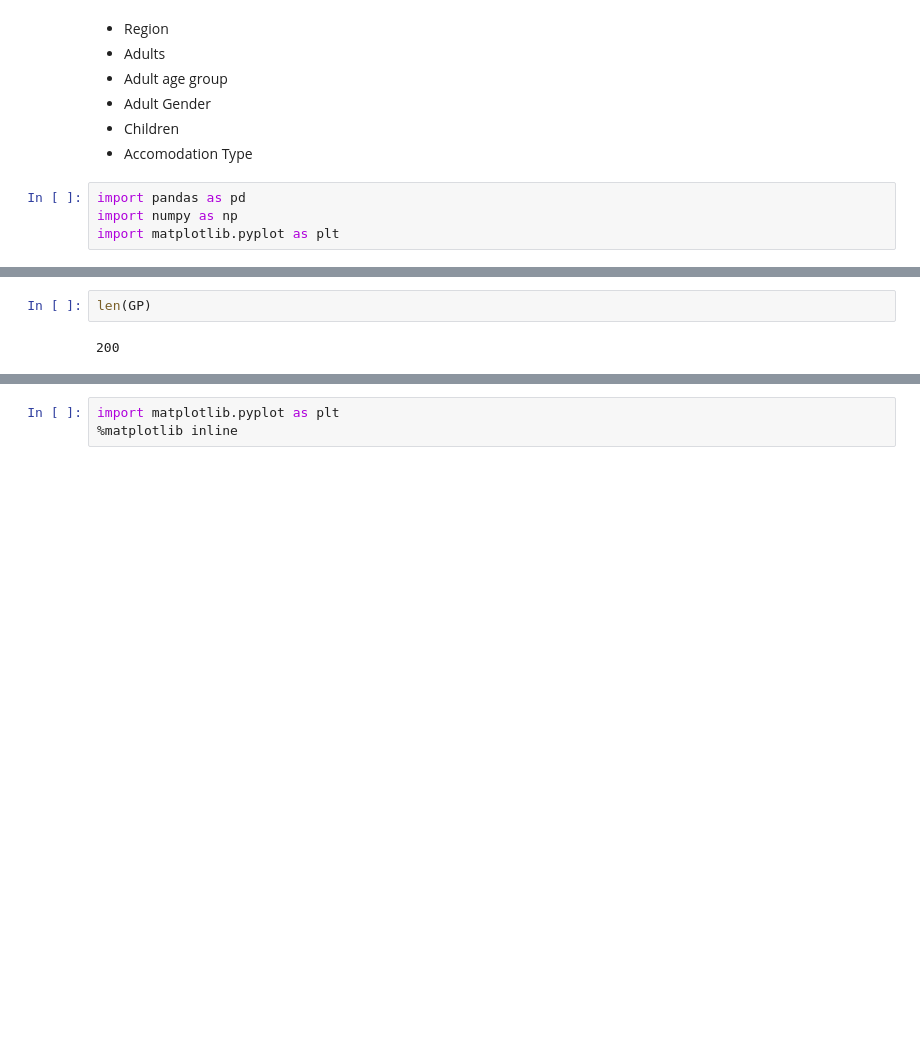
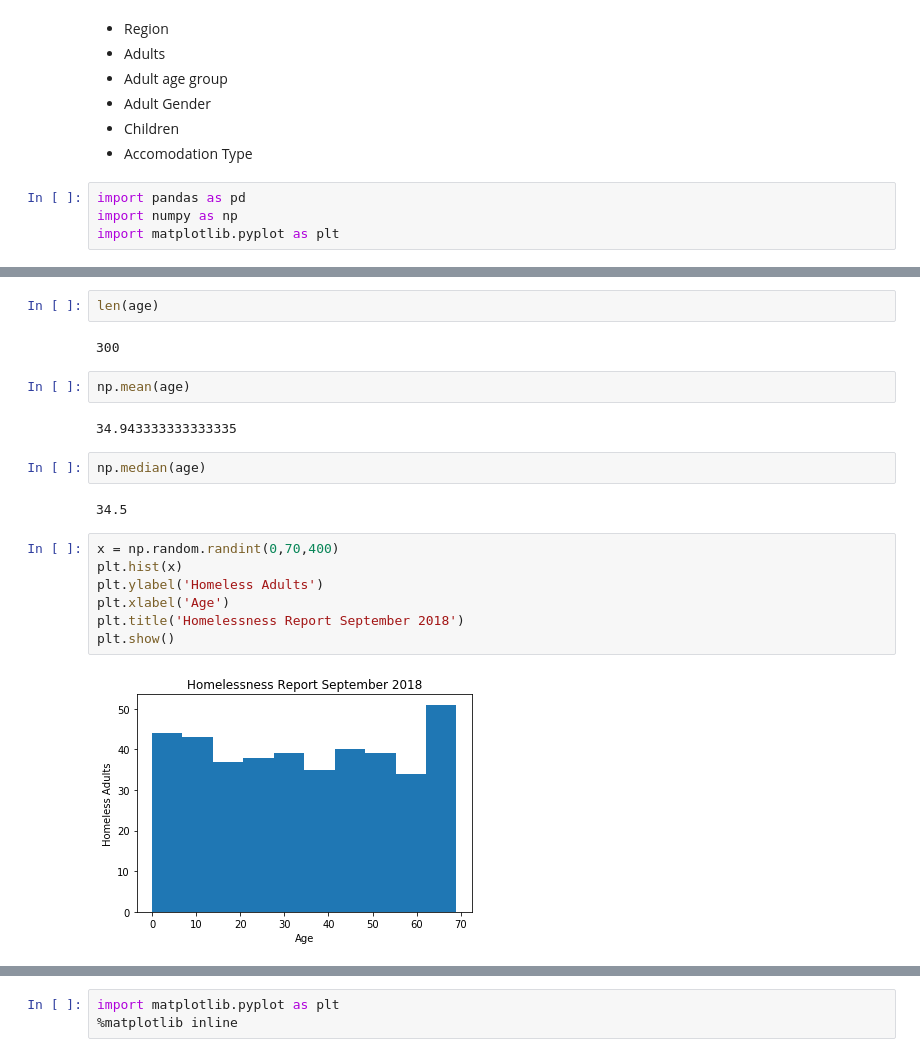
Before and after one commit to MarianneLawless/Programming-DA-Project, a Jupyter notebook: Programming for Data Analysis Project 2018.ipynb, the cells around one changed output, grey strips where cells are left out. Drawn from its saved outputs; the diff is of its cells as text; blank space fills up the shorter version.

```diff
--- a/Programming for Data Analysis Project 2018.ipynb
+++ b/Programming for Data Analysis Project 2018.ipynb
@@ -107,4 +104,21 @@ array([20., 19., 19., 23., 19., 19., 18., 22., 20., 23., 19., 18., 22.,
 # %%
-len(GP)
+len(age)
 # %% [output]
-200
+300
+# %%
+np.mean(age)
+# %% [output]
+34.943333333333335
+# %%
+np.median(age)
+# %% [output]
+34.5
+# %%
+x = np.random.randint(0,70,400)
+plt.hist(x)
+plt.ylabel('Homeless Adults')
+plt.xlabel('Age')
+plt.title('Homelessness Report September 2018')
+plt.show()
+# %% [output]
+[figure, added]
```
Also changed, not shown: parts of 13 cells of this notebook.
